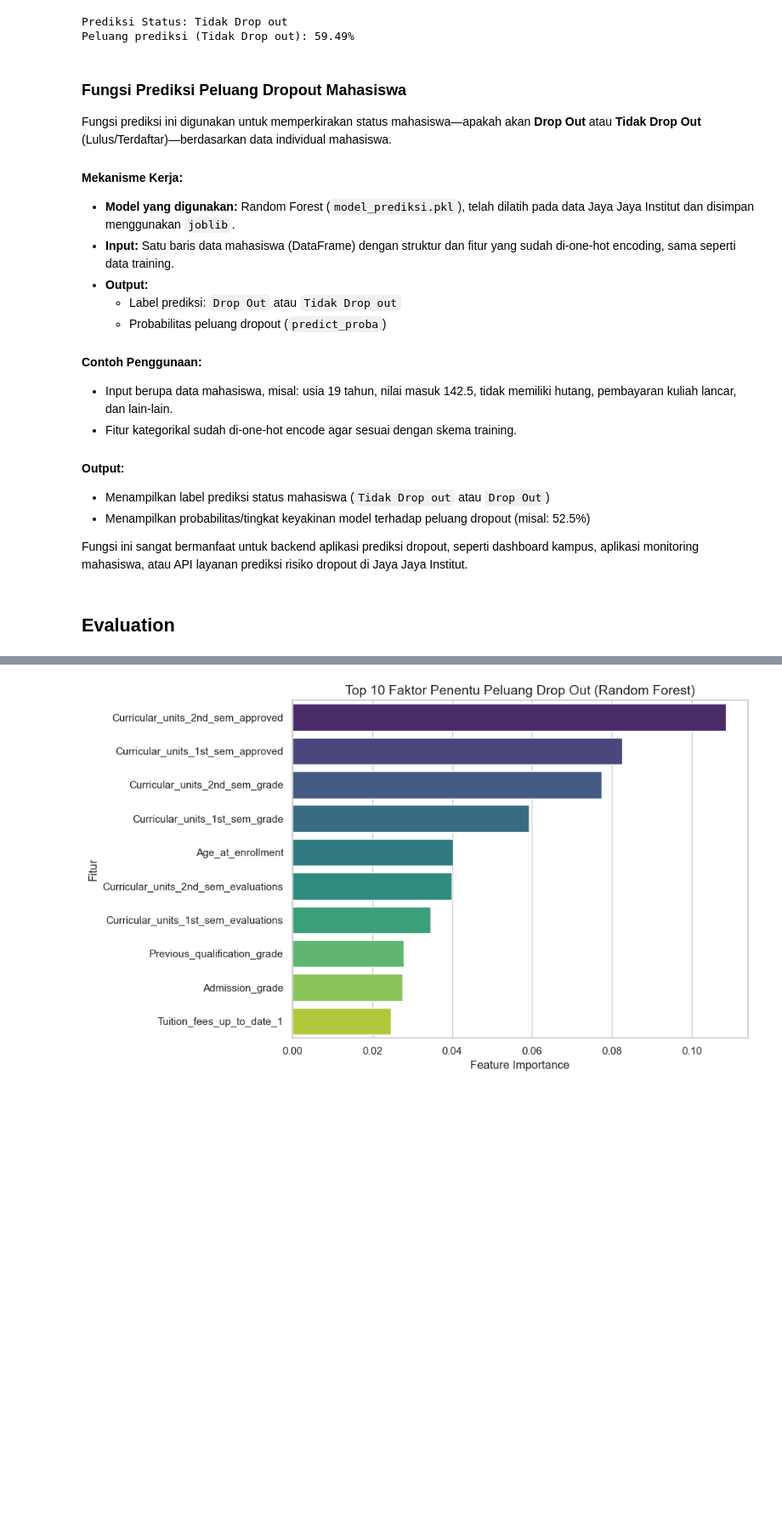
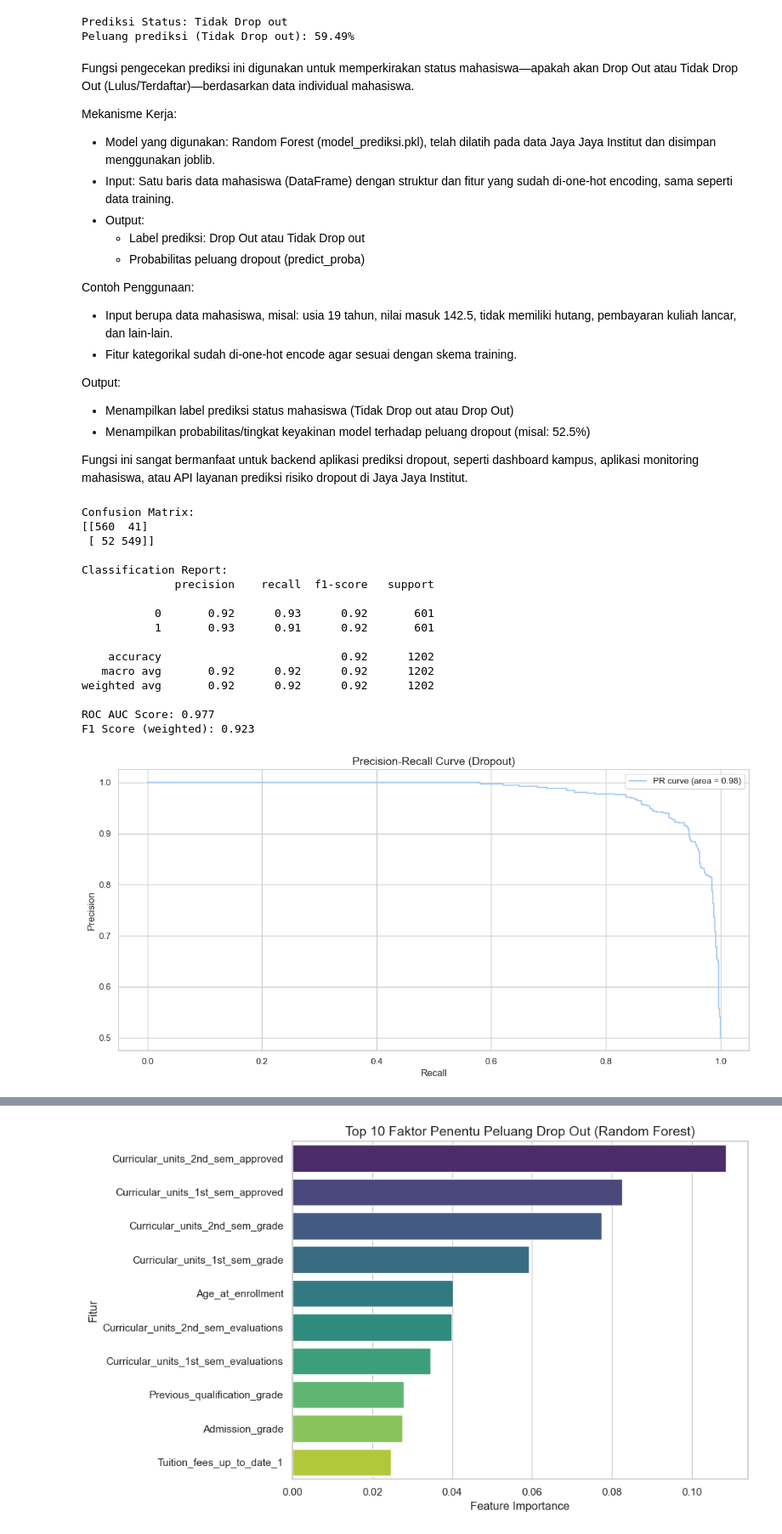
Before and after one commit to ProfDARA/Menyelesaikan-Permasalahan-Institusi-Pendidikan, a Jupyter notebook: notebook.ipynb, the cells around one changed output, grey strips where cells are left out. Shown at 85% size. Drawn from its saved outputs; the diff is of its cells as text; code cells hidden in the pictures; blank space fills up the shorter version.

```diff
--- a/notebook.ipynb
+++ b/notebook.ipynb
@@ -1376,25 +1824,70 @@ print(f"Peluang prediksi ({hasil}): {peluang_pred:.2f}%")
 Prediksi Status: Tidak Drop out
 Peluang prediksi (Tidak Drop out): 59.49%
 # %% [markdown]
-### Fungsi Prediksi Peluang Dropout Mahasiswa
+Fungsi pengecekan prediksi ini digunakan untuk memperkirakan status mahasiswa—apakah akan Drop Out atau Tidak Drop Out (Lulus/Terdaftar)—berdasarkan data individual mahasiswa.
 
-Fungsi prediksi ini digunakan untuk memperkirakan status mahasiswa—apakah akan **Drop Out** atau **Tidak Drop Out** (Lulus/Terdaftar)—berdasarkan data individual mahasiswa.
+Mekanisme Kerja:
+- Model yang digunakan: Random Forest (model_prediksi.pkl), telah dilatih pada data Jaya Jaya Institut dan disimpan menggunakan joblib.
+- Input: Satu baris data mahasiswa (DataFrame) dengan struktur dan fitur yang sudah di-one-hot encoding, sama seperti data training.
+- Output:
+  - Label prediksi: Drop Out atau Tidak Drop out
+  - Probabilitas peluang dropout (predict_proba)
 
-#### Mekanisme Kerja:
-- **Model yang digunakan:** Random Forest (`model_prediksi.pkl`), telah dilatih pada data Jaya Jaya Institut dan disimpan menggunakan `joblib`.
-- **Input:** Satu baris data mahasiswa (DataFrame) dengan struktur dan fitur yang sudah di-one-hot encoding, sama seperti data training.
-- **Output:**
-  - Label prediksi: `Drop Out` atau `Tidak Drop out`
-  - Probabilitas peluang dropout (`predict_proba`)
-
-#### Contoh Penggunaan:
+Contoh Penggunaan:
 - Input berupa data mahasiswa, misal: usia 19 tahun, nilai masuk 142.5, tidak memiliki hutang, pembayaran kuliah lancar, dan lain-lain.
 - Fitur kategorikal sudah di-one-hot encode agar sesuai dengan skema training.
 
-#### Output:
-- Menampilkan label prediksi status mahasiswa (`Tidak Drop out` atau `Drop Out`)
+Output:
+- Menampilkan label prediksi status mahasiswa (Tidak Drop out atau Drop Out)
 - Menampilkan probabilitas/tingkat keyakinan model terhadap peluang dropout (misal: 52.5%)
 
 Fungsi ini sangat bermanfaat untuk backend aplikasi prediksi dropout, seperti dashboard kampus, aplikasi monitoring mahasiswa, atau API layanan prediksi risiko dropout di Jaya Jaya Institut.
-# %% [markdown]
-## Evaluation
+# %%
+import joblib
+from sklearn.metrics import classification_report, confusion_matrix, roc_auc_score, precision_recall_curve, auc, f1_score
+
+import matplotlib.pyplot as plt
+
+# Load model Random Forest yang sudah disimpan
+model = joblib.load("model_prediksi.pkl")
+
+# Prediksi pada data uji
+y_pred = model.predict(X_test)
+y_proba = model.predict_proba(X_test)[:, 1]
+
+print("Confusion Matrix:")
+print(confusion_matrix(y_test, y_pred))
+print("\nClassification Report:")
+print(classification_report(y_test, y_pred))
+print(f"ROC AUC Score: {roc_auc_score(y_test, y_proba):.3f}")
+print(f"F1 Score (weighted): {f1_score(y_test, y_pred, average='weighted'):.3f}")
+
+# Precision-Recall Curve
+precision, recall, _ = precision_recall_curve(y_test, y_proba)
+pr_auc = auc(recall, precision)
+plt.figure()
+plt.plot(recall, precision, label=f'PR curve (area = {pr_auc:.2f})')
+plt.xlabel('Recall')
+plt.ylabel('Precision')
+plt.title('Precision-Recall Curve (Dropout)')
+plt.legend()
+plt.tight_layout()
+plt.show()
+# %% [output]
+Confusion Matrix:
+[[560  41]
+ [ 52 549]]
+
+Classification Report:
+              precision    recall  f1-score   support
+
+           0       0.92      0.93      0.92       601
+           1       0.93      0.91      0.92       601
+
+    accuracy                           0.92      1202
+   macro avg       0.92      0.92      0.92      1202
+weighted avg       0.92      0.92      0.92      1202
+
+ROC AUC Score: 0.977
+F1 Score (weighted): 0.923
+[figure, added]
```
Also changed, not shown: parts of 44 cells of this notebook, 2 other files.
